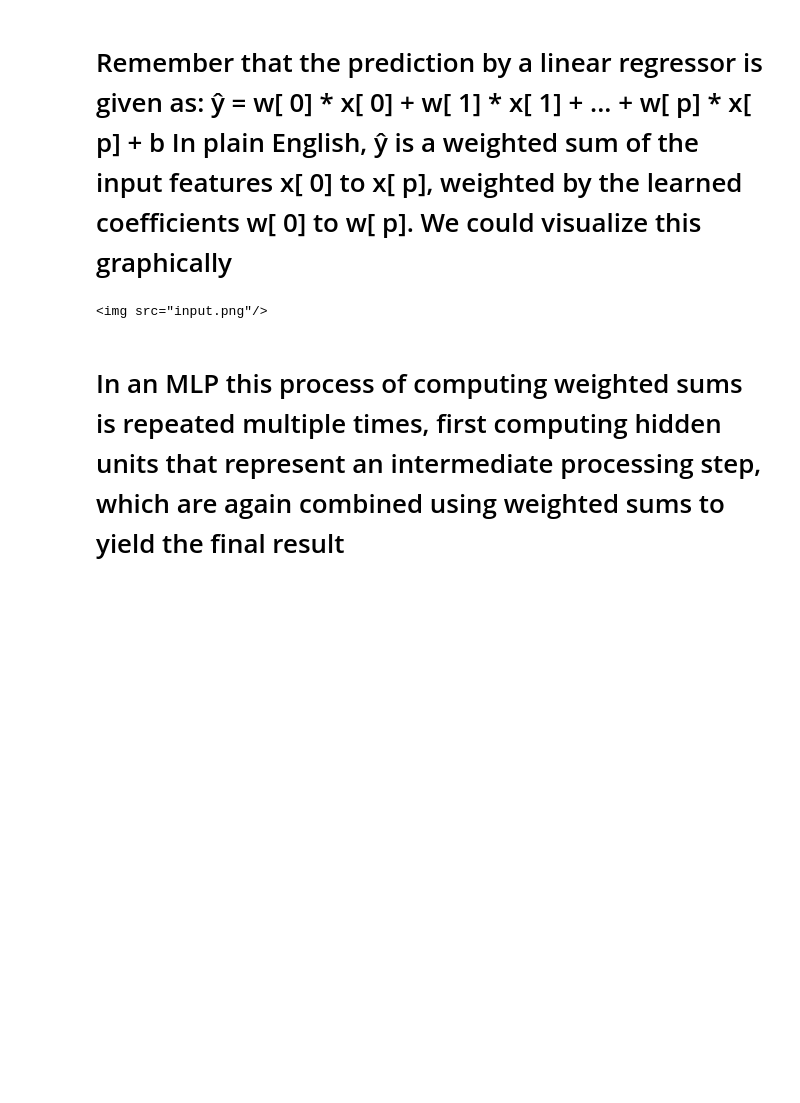
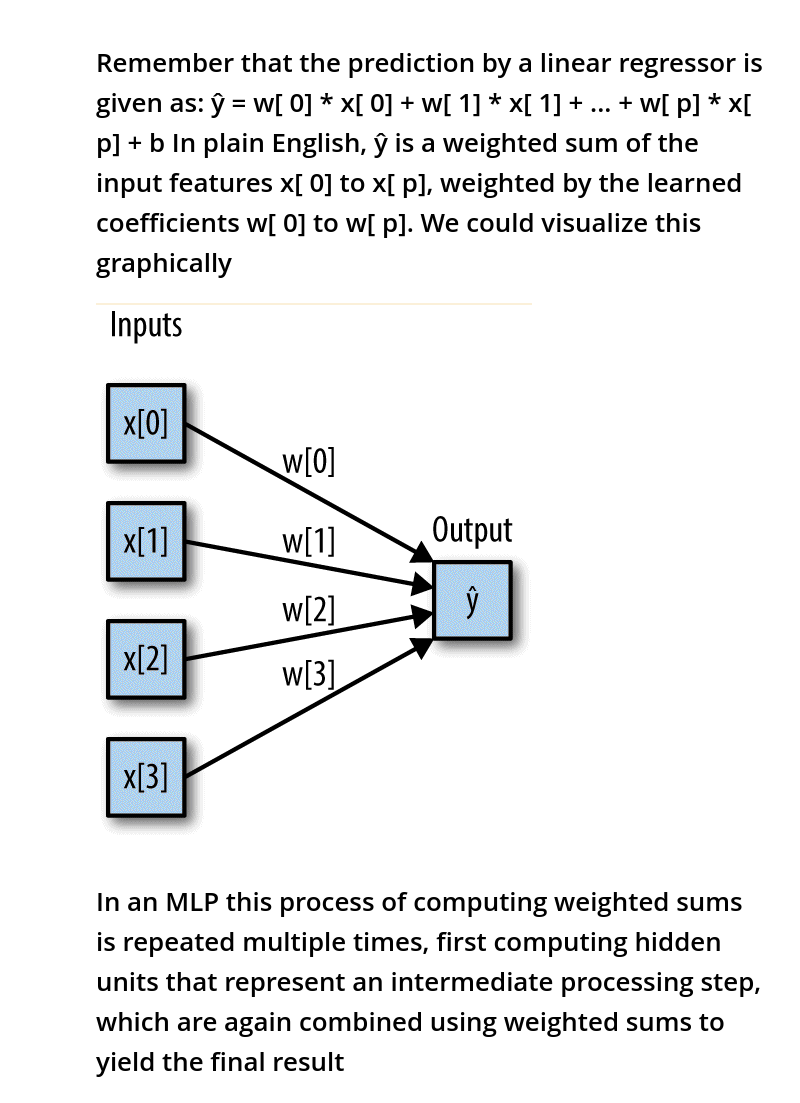
Before and after one commit to irmoralesb/IntroductionToMLWithPython, a Jupyter notebook: Source/Chapter02/NeuralNetworks/Intro.ipynb, the cells around one changed output. Drawn from its saved outputs; the diff is of its cells as text; code cells hidden in the pictures; blank space fills up the shorter version.

Commit message:
Chapter 02 Exercise Neural Network for Classification.

```diff
--- a/Source/Chapter02/NeuralNetworks/Intro.ipynb
+++ b/Source/Chapter02/NeuralNetworks/Intro.ipynb
@@ -16,10 +16,10 @@ import numpy as np
 # %%
 # display(mglearn.plots.plot_logistic_regression_graph())
 import os as os
 
-Image(url="input.png")
+Image(filename="Chapter02/images/input1.png")
 # %% [output]
-<img src="input.png"/>
+[figure, added]
 # %% [markdown]
 # In an MLP this process of computing weighted sums is repeated multiple times, first computing hidden units that represent an intermediate processing step, which are again combined using weighted sums to yield the final result
 # %%
```
Also changed, not shown: parts of 2 cells of this notebook, 3 other files.
